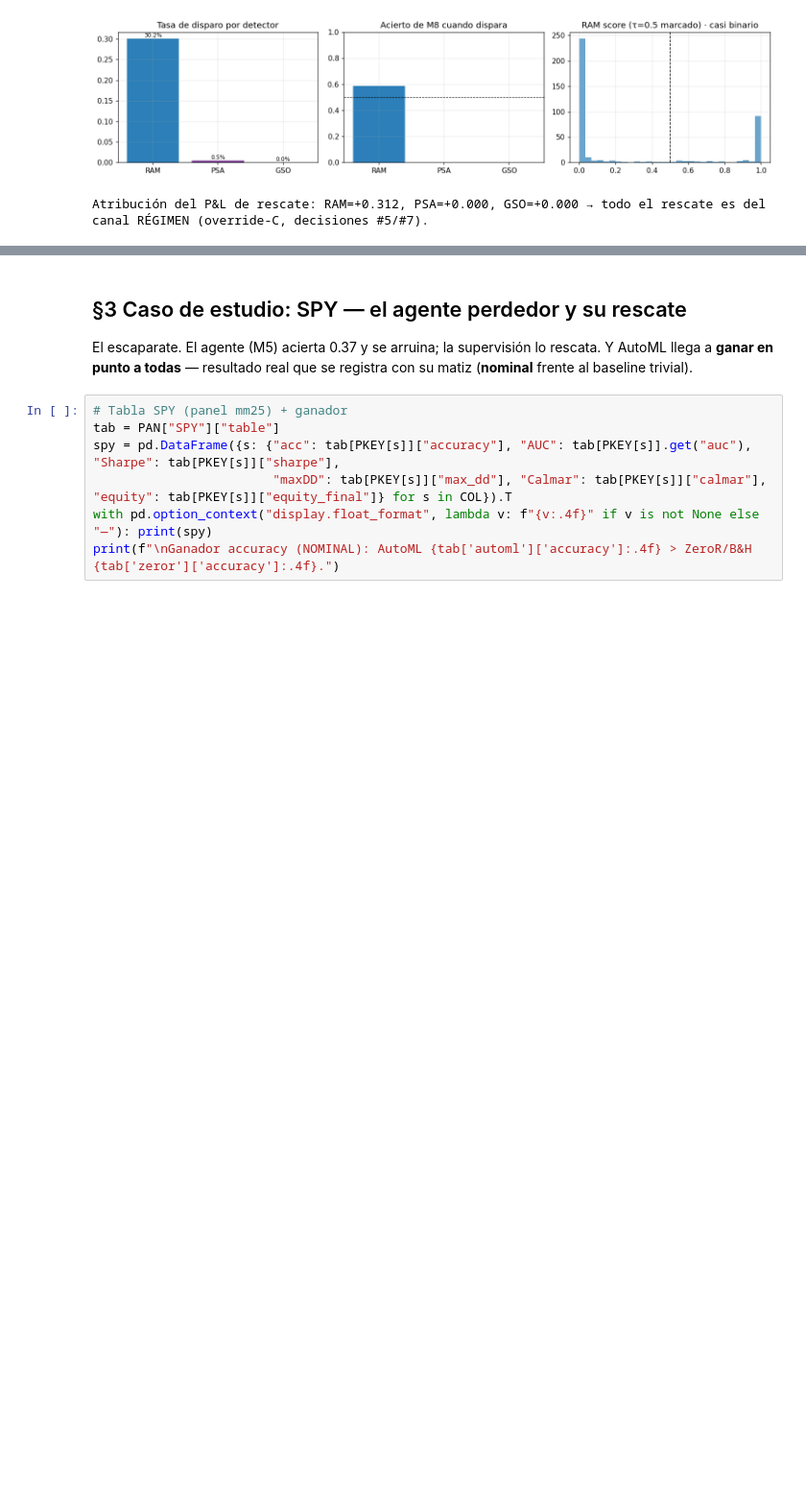
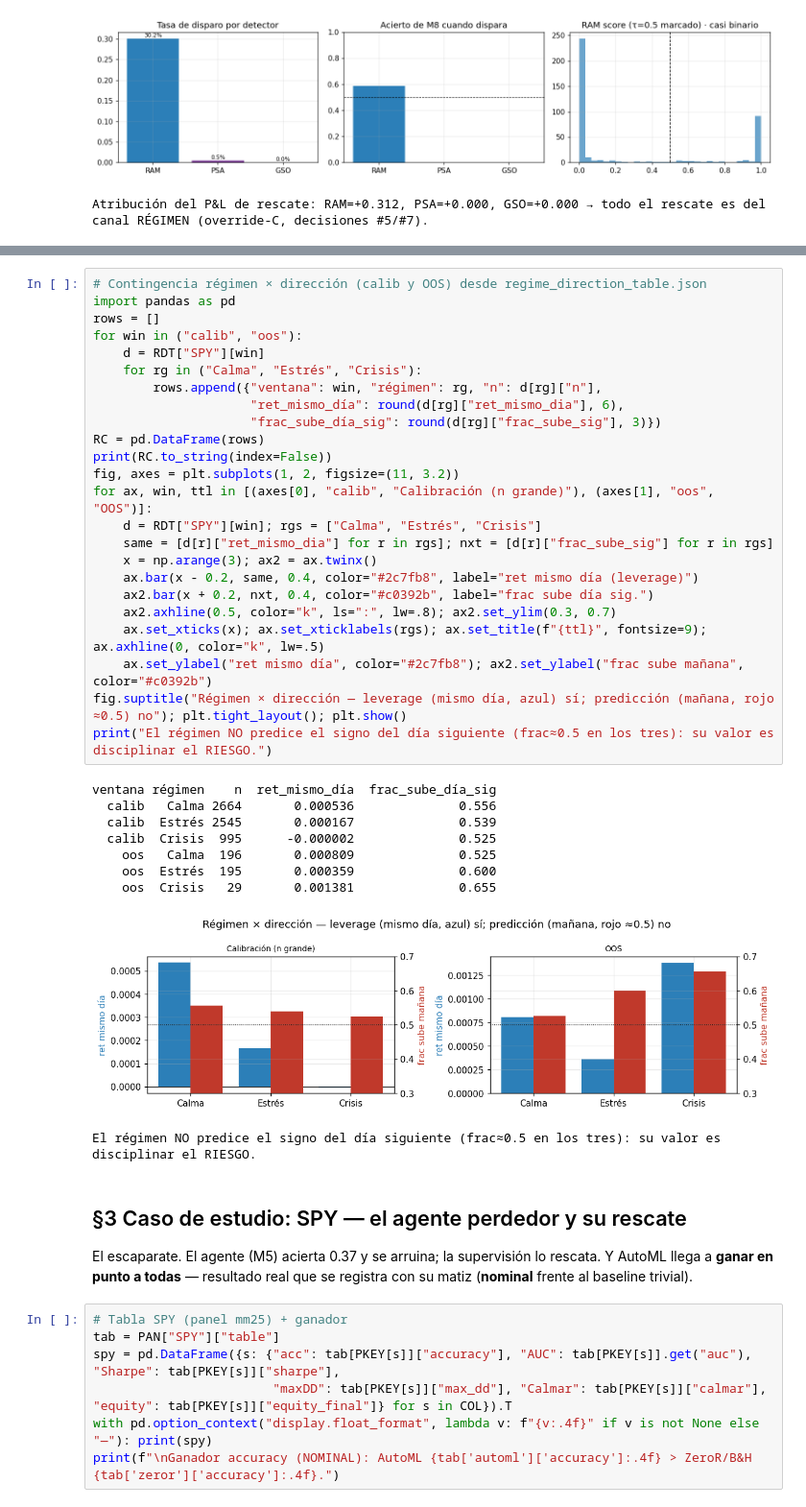
Before and after one commit to RaquelGarciah/Real-time-statistical-supervision-of-an-AI-trading-agent, a Jupyter notebook: notebooks/STRATA_marco_practico.ipynb, the cells around one changed output, grey strips where cells are left out. Shown at 96% size. Saved outputs shown, nothing was run; the diff lists cells and outputs as text; blank space fills up the shorter version.

```diff
--- a/notebooks/STRATA_marco_practico.ipynb
+++ b/notebooks/STRATA_marco_practico.ipynb
@@ -262,3 +269,37 @@ Atribución del P&L de rescate: RAM=+0.312, PSA=+0.000, GSO=+0.000 → todo el r
+# %%
+# Contingencia régimen × dirección (calib y OOS) desde regime_direction_table.json
+import pandas as pd
+rows = []
+for win in ("calib", "oos"):
+    d = RDT["SPY"][win]
+    for rg in ("Calma", "Estrés", "Crisis"):
+        rows.append({"ventana": win, "régimen": rg, "n": d[rg]["n"],
+                     "ret_mismo_día": round(d[rg]["ret_mismo_dia"], 6),
+                     "frac_sube_día_sig": round(d[rg]["frac_sube_sig"], 3)})
+RC = pd.DataFrame(rows)
+print(RC.to_string(index=False))
+fig, axes = plt.subplots(1, 2, figsize=(11, 3.2))
+for ax, win, ttl in [(axes[0], "calib", "Calibración (n grande)"), (axes[1], "oos", "OOS")]:
+    d = RDT["SPY"][win]; rgs = ["Calma", "Estrés", "Crisis"]
+    same = [d[r]["ret_mismo_dia"] for r in rgs]; nxt = [d[r]["frac_sube_sig"] for r in rgs]
+    x = np.arange(3); ax2 = ax.twinx()
+    ax.bar(x - 0.2, same, 0.4, color="#2c7fb8", label="ret mismo día (leverage)")
+    ax2.bar(x + 0.2, nxt, 0.4, color="#c0392b", label="frac sube día sig.")
+    ax2.axhline(0.5, color="k", ls=":", lw=.8); ax2.set_ylim(0.3, 0.7)
+    ax.set_xticks(x); ax.set_xticklabels(rgs); ax.set_title(f"{ttl}", fontsize=9); ax.axhline(0, color="k", lw=.5)
+    ax.set_ylabel("ret mismo día", color="#2c7fb8"); ax2.set_ylabel("frac sube mañana", color="#c0392b")
+fig.suptitle("Régimen × dirección — leverage (mismo día, azul) sí; predicción (mañana, rojo ≈0.5) no"); plt.tight_layout(); plt.show()
+print("El régimen NO predice el signo del día siguiente (frac≈0.5 en los tres): su valor es disciplinar el RIESGO.")
+# %% [output]
+ventana régimen    n  ret_mismo_día  frac_sube_día_sig
+  calib   Calma 2664       0.000536              0.556
+  calib  Estrés 2545       0.000167              0.539
+  calib  Crisis  995      -0.000002              0.525
+    oos   Calma  196       0.000809              0.525
+    oos  Estrés  195       0.000359              0.600
+    oos  Crisis   29       0.001381              0.655
+[figure, added]
+El régimen NO predice el signo del día siguiente (frac≈0.5 en los tres): su valor es disciplinar el RIESGO.
 # %% [markdown]
 ## §3 Caso de estudio: SPY — el agente perdedor y su rescate
 
```
Also changed, not shown: parts of 9 cells of this notebook, 3 other files.
